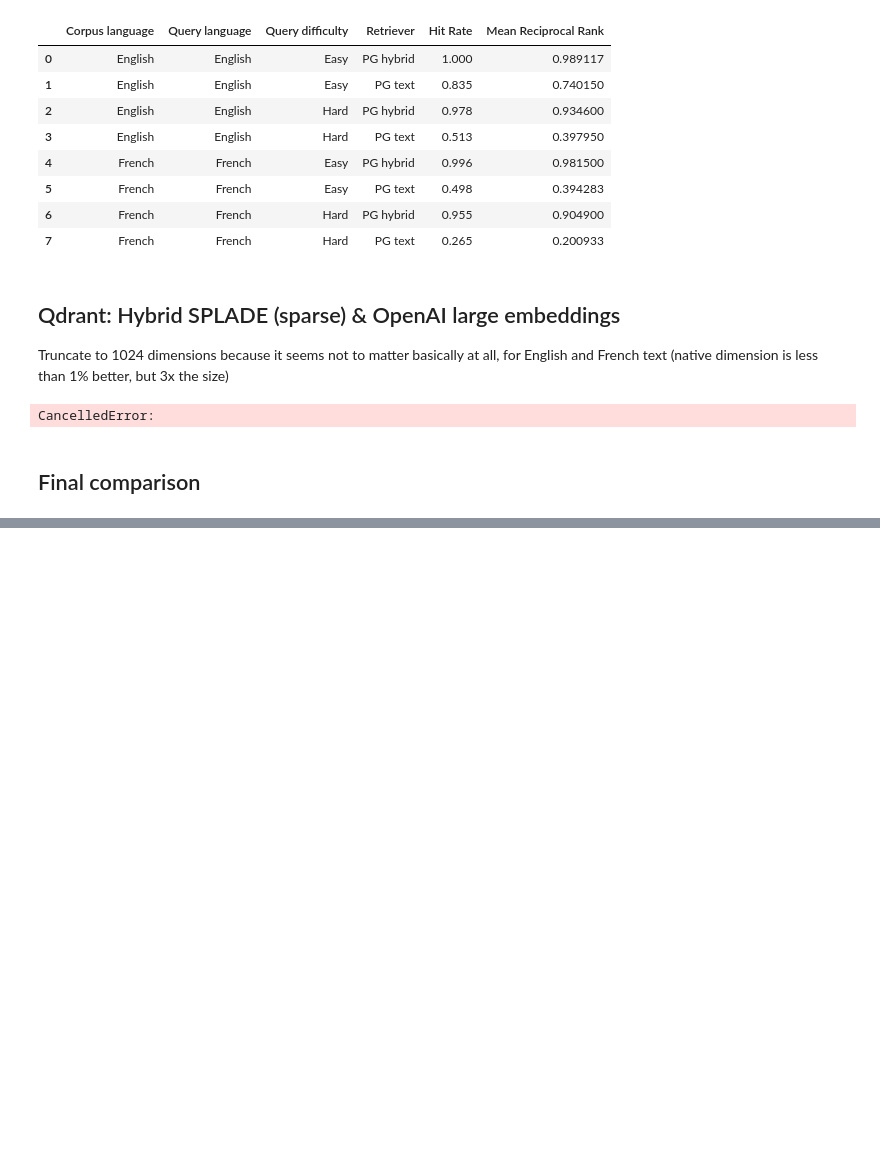
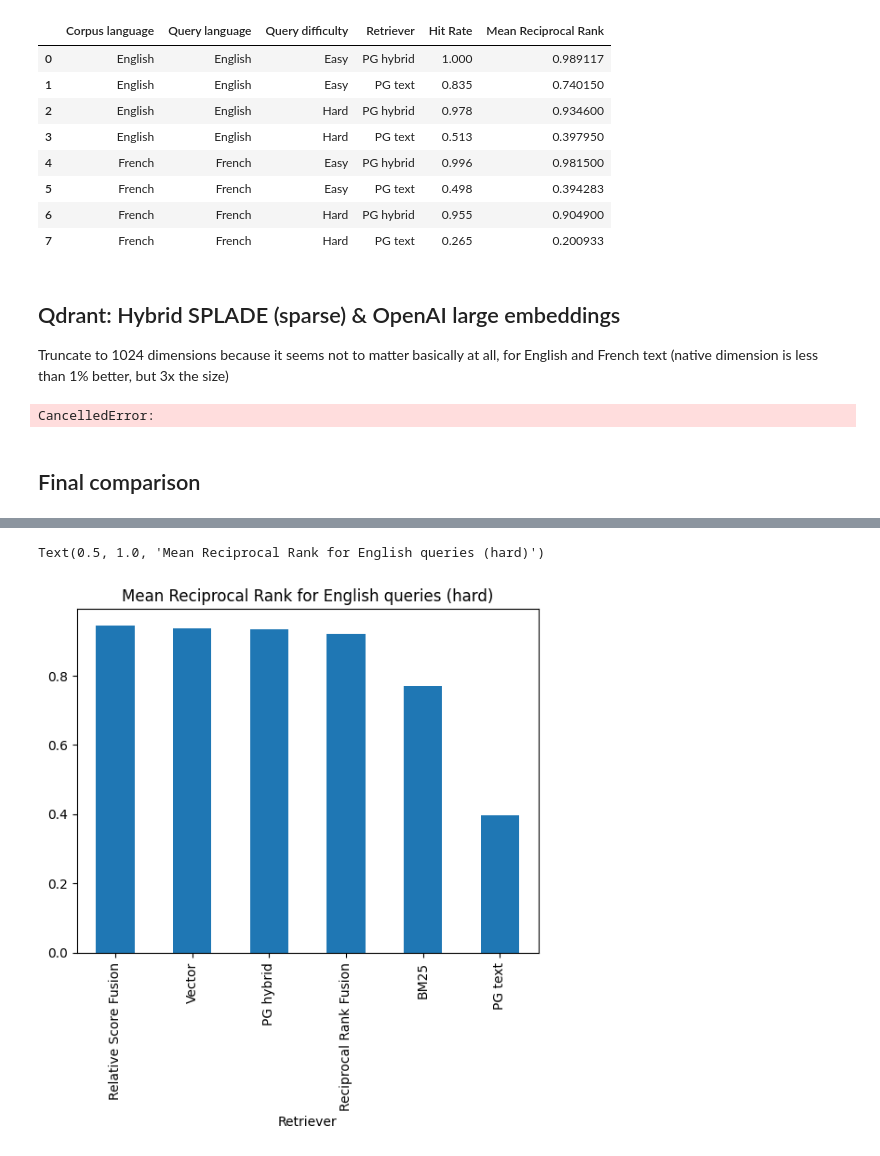
Before and after one commit to justice-bac/laws-clir, a Jupyter notebook: 4_hybrid_eval.ipynb, the cells around one changed output, grey strips where cells are left out. Saved outputs shown, nothing was run; the diff lists cells and outputs as text; code cells hidden in the pictures; blank space fills up the shorter version.

```diff
--- a/4_hybrid_eval.ipynb
+++ b/4_hybrid_eval.ipynb
@@ -852,0 +869,6 @@ CancelledError:
+# %%
+eng_results["Mean Reciprocal Rank"].plot.bar()
+plt.title("Mean Reciprocal Rank for English queries (hard)")
+# %% [output]
+Text(0.5, 1.0, 'Mean Reciprocal Rank for English queries (hard)')
+[figure, added]
```
Also changed, not shown: parts of 3 cells of this notebook.
